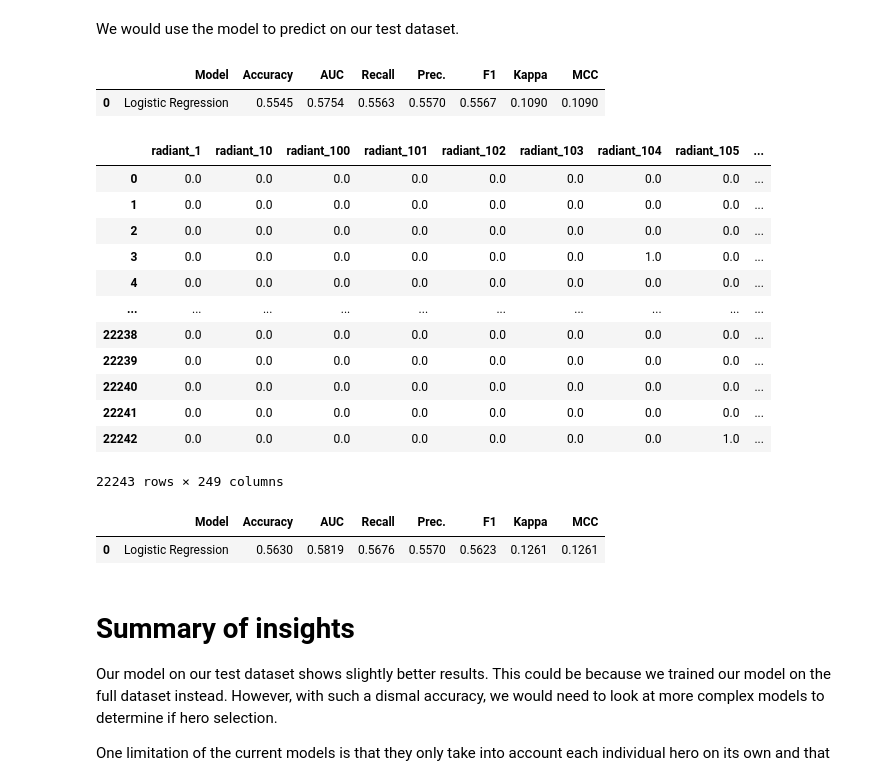
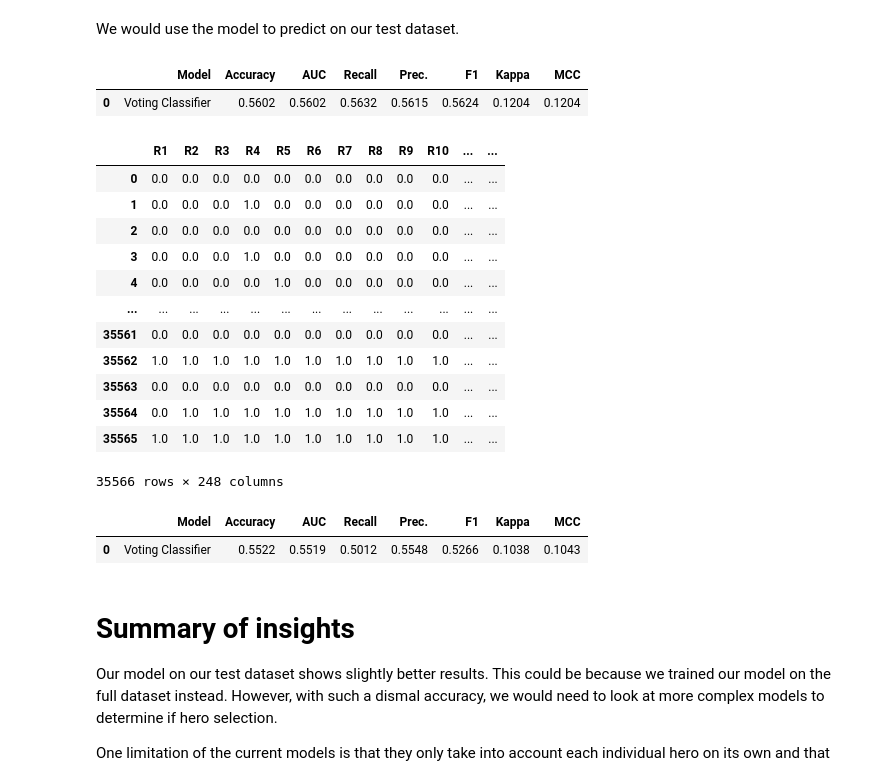
Before and after one commit to zackchia1608/Python-projects, a Jupyter notebook: Dota 2 match win predictor and recommender/Captstone Data Modelling.ipynb, the cells around one changed output. Drawn from its saved outputs; the diff is of its cells as text; code cells hidden in the pictures.

```diff
--- a/Dota 2 match win predictor and recommender/Captstone Data Modelling.ipynb
+++ b/Dota 2 match win predictor and recommender/Captstone Data Modelling.ipynb
@@ -176,0 +218,2 @@ tuned_model_lr = tune_model(model_lr, choose_better=True)
+# %%
+tuned_model_lda = tune_model(model_lda, choose_better = True)
@@ -176,0 +230,2 @@ tuned_model_lr = tune_model(model_lr, choose_better=True)
+# %%
+model_ridge = create_model('ridge', return_train_score=True)
@@ -176,0 +250,2 @@ tuned_model_lr = tune_model(model_lr, choose_better=True)
+# %%
+tuned_model_ridge = tune_model(model_ridge, choose_better=True)
@@ -178,3 +263,5 @@ tuned_model_lr = tune_model(model_lr, choose_better=True)
 From tuning, we see that accuracy score did not improve significantly.
 
 We will then plot the confusion matrix to take at the False Positives and Negatives.
+# %%
+blended_model = blend_models([tuned_model_lda, tuned_model_ridge, tuned_model_catboost])
@@ -201,33 +287,33 @@ There is one exception ,which is hero 121, corresponding to Grimstroke, which fa
 We would use the model to predict on our test dataset.
 # %%
 # Predicting model on our train dataset
-predict_model(tuned_model_lr)
+predict_model(blended_model)
 # %% [output]
 |  | Model | Accuracy | AUC | Recall | Prec. | F1 | Kappa | MCC |
-| 0 | Logistic Regression | 0.5545 | 0.5754 | 0.5563 | 0.5570 | 0.5567 | 0.1090 | 0.1090 |
+| 0 | Voting Classifier | 0.5602 | 0.5602 | 0.5632 | 0.5615 | 0.5624 | 0.1204 | 0.1204 |
-|  | radiant_1 | radiant_10 | radiant_100 | radiant_101 | radiant_102 | radiant_103 | radiant_104 | radiant_105 | ... |
-| 0 | 0.0 | 0.0 | 0.0 | 0.0 | 0.0 | 0.0 | 0.0 | 0.0 | ... |
-| 1 | 0.0 | 0.0 | 0.0 | 0.0 | 0.0 | 0.0 | 0.0 | 0.0 | ... |
-| 2 | 0.0 | 0.0 | 0.0 | 0.0 | 0.0 | 0.0 | 0.0 | 0.0 | ... |
-| 3 | 0.0 | 0.0 | 0.0 | 0.0 | 0.0 | 0.0 | 1.0 | 0.0 | ... |
-| 4 | 0.0 | 0.0 | 0.0 | 0.0 | 0.0 | 0.0 | 0.0 | 0.0 | ... |
-| ... | ... | ... | ... | ... | ... | ... | ... | ... | ... |
-| 22238 | 0.0 | 0.0 | 0.0 | 0.0 | 0.0 | 0.0 | 0.0 | 0.0 | ... |
-| 22239 | 0.0 | 0.0 | 0.0 | 0.0 | 0.0 | 0.0 | 0.0 | 0.0 | ... |
-| 22240 | 0.0 | 0.0 | 0.0 | 0.0 | 0.0 | 0.0 | 0.0 | 0.0 | ... |
-| 22241 | 0.0 | 0.0 | 0.0 | 0.0 | 0.0 | 0.0 | 0.0 | 0.0 | ... |
-| 22242 | 0.0 | 0.0 | 0.0 | 0.0 | 0.0 | 0.0 | 0.0 | 1.0 | ... |
+|  | R1 | R2 | R3 | R4 | R5 | R6 | R7 | R8 | R9 | R10 | ... | ... |
+| 0 | 0.0 | 0.0 | 0.0 | 0.0 | 0.0 | 0.0 | 0.0 | 0.0 | 0.0 | 0.0 | ... | ... |
+| 1 | 0.0 | 0.0 | 0.0 | 1.0 | 0.0 | 0.0 | 0.0 | 0.0 | 0.0 | 0.0 | ... | ... |
+| 2 | 0.0 | 0.0 | 0.0 | 0.0 | 0.0 | 0.0 | 0.0 | 0.0 | 0.0 | 0.0 | ... | ... |
+| 3 | 0.0 | 0.0 | 0.0 | 1.0 | 0.0 | 0.0 | 0.0 | 0.0 | 0.0 | 0.0 | ... | ... |
+| 4 | 0.0 | 0.0 | 0.0 | 0.0 | 1.0 | 0.0 | 0.0 | 0.0 | 0.0 | 0.0 | ... | ... |
+| ... | ... | ... | ... | ... | ... | ... | ... | ... | ... | ... | ... | ... |
+| 35561 | 0.0 | 0.0 | 0.0 | 0.0 | 0.0 | 0.0 | 0.0 | 0.0 | 0.0 | 0.0 | ... | ... |
+| 35562 | 1.0 | 1.0 | 1.0 | 1.0 | 1.0 | 1.0 | 1.0 | 1.0 | 1.0 | 1.0 | ... | ... |
+| 35563 | 0.0 | 0.0 | 0.0 | 0.0 | 0.0 | 0.0 | 0.0 | 0.0 | 0.0 | 0.0 | ... | ... |
+| 35564 | 0.0 | 1.0 | 1.0 | 1.0 | 1.0 | 1.0 | 1.0 | 1.0 | 1.0 | 1.0 | ... | ... |
+| 35565 | 1.0 | 1.0 | 1.0 | 1.0 | 1.0 | 1.0 | 1.0 | 1.0 | 1.0 | 1.0 | ... | ... |
-22243 rows × 249 columns
+35566 rows × 248 columns
 # %%
 # Predicting model on our test dataset
-final_model = finalize_model(tuned_model_lr)
+final_model = finalize_model(blended_model)
 
 test_data = pd.concat([X_test, y_test], axis=1)
 
 predictions = predict_model(final_model, raw_score=True, data=test_data)
 # %% [output]
 |  | Model | Accuracy | AUC | Recall | Prec. | F1 | Kappa | MCC |
-| 0 | Logistic Regression | 0.5630 | 0.5819 | 0.5676 | 0.5570 | 0.5623 | 0.1261 | 0.1261 |
+| 0 | Voting Classifier | 0.5522 | 0.5519 | 0.5012 | 0.5548 | 0.5266 | 0.1038 | 0.1043 |
 # %% [markdown]
 # Summary of insights
 
```
Also changed, not shown: parts of 21 cells of this notebook, 40 other files.
